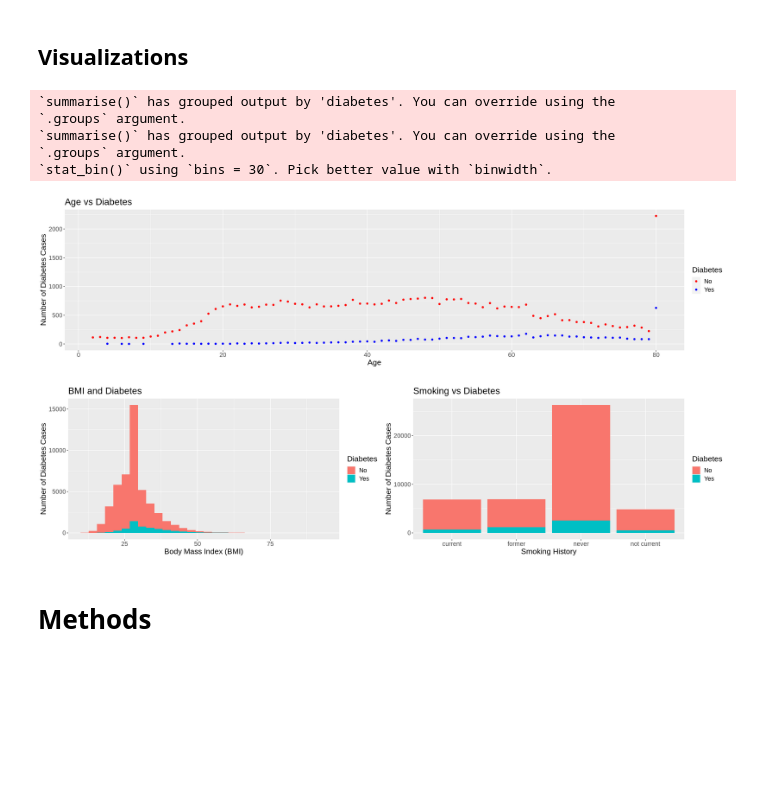
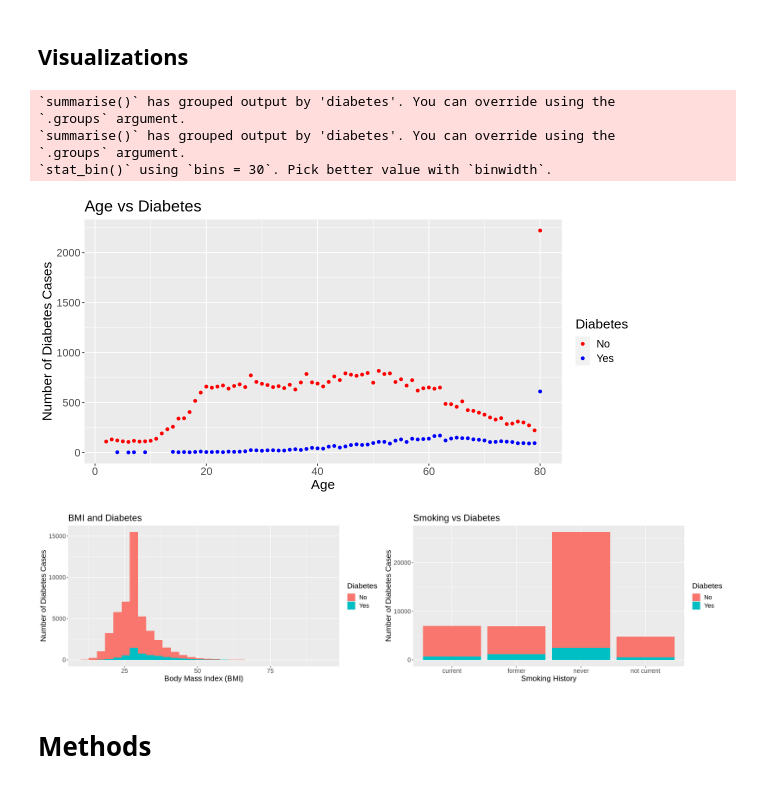
Before and after one commit to YashM8/DS100-GroupProject, a Jupyter notebook: proposal_33.ipynb, the cells around one changed output. Drawn from its saved outputs; the diff is of its cells as text; code cells hidden in the pictures; blank space fills up the shorter version.

```diff
--- a/proposal_33.ipynb
+++ b/proposal_33.ipynb
@@ -99,36 +99,37 @@ The above table provides summary statistics for each numeric predictor variable
 # %% [markdown]
 ## Visualizations
 # %%
-options(repr.plot.width = 20, repr.plot.height = 5)
-
 age_scatter = ggplot(diabetes_train |> group_by(diabetes, age)|> summarize(num_age = n()),
                      aes(x=age, y=num_age, color=diabetes)) + geom_point() +
     labs(x='Age', y='Number of Diabetes Cases', title="Age vs Diabetes", color='Diabetes') +
     scale_color_manual(labels = c("No", "Yes"), values = c("red", "blue")) +
     theme(text=element_text(size=16))
 
 bmi_hist = ggplot(diabetes_train, aes(x = bmi, fill = diabetes)) + geom_histogram() +
     labs(x='Body Mass Index (BMI)', y='Number of Diabetes Cases', title="BMI and Diabetes") +
     scale_fill_discrete(name = "Diabetes", labels = c("No", "Yes")) +
     theme(text=element_text(size=16))
 
 smoking_scatter = ggplot(diabetes_train |> group_by(diabetes, smoking_history)|>
                          summarize(num_age = n()) |> filter(smoking_history != 'ever'),
                      aes(x=smoking_history, y=num_age, fill=diabetes)) + geom_bar(stat = "identity") +
     labs(x='Smoking History', y='Number of Diabetes Cases', title="Smoking vs Diabetes", color='Diabetes') +
     scale_fill_discrete(name = "Diabetes", labels = c("No", "Yes")) +
 
     theme(text=element_text(size=16))
 
+options(repr.plot.width = 10, repr.plot.height = 5)
 age_scatter
+
+options(repr.plot.width = 20, repr.plot.height = 5)
 grid.arrange(bmi_hist, smoking_scatter, ncol=2)
 # %% [output]
 `summarise()` has grouped output by 'diabetes'. You can override using the
 `.groups` argument.
 `summarise()` has grouped output by 'diabetes'. You can override using the
 `.groups` argument.
 `stat_bin()` using `bins = 30`. Pick better value with `binwidth`.
-[figure, old version]
+[figure, new version]
 [figure]
 # %% [markdown]
 # Methods
```
Also changed, not shown: parts of 1 cell of this notebook.
